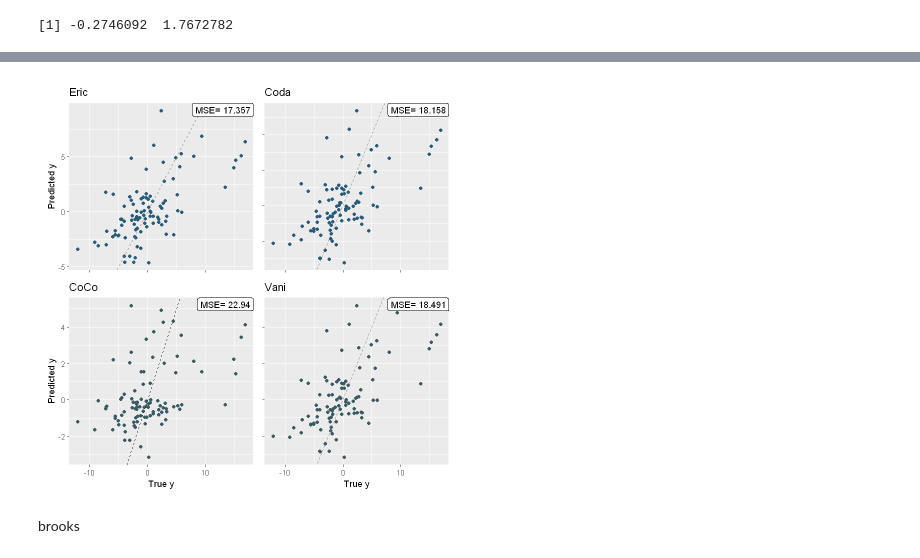
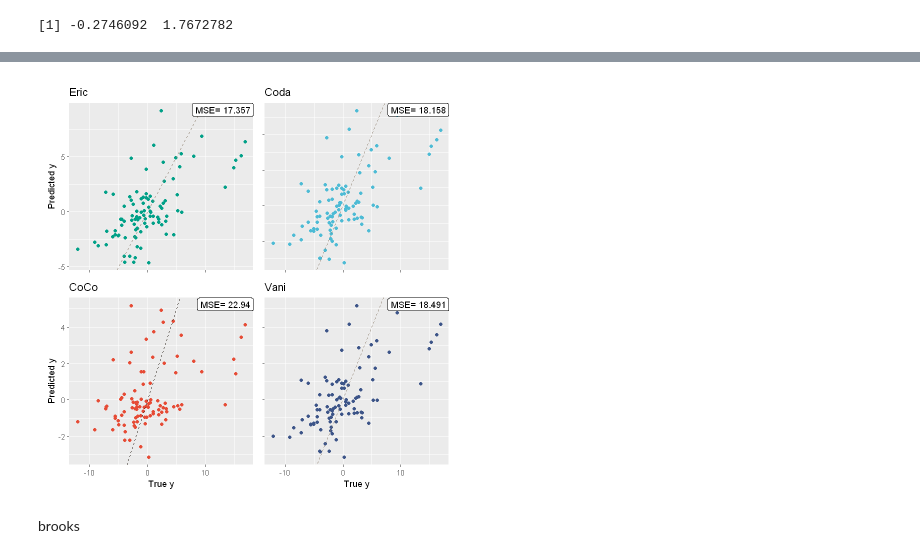
Before and after one commit to twwwwx/Eric-Lasso, a Jupyter notebook: plot.ipynb, the cells around one changed output, grey strips where cells are left out. Saved outputs shown, nothing was run; the diff lists cells and outputs as text; code cells hidden in the pictures.

Commit message:
plots: last pic

```diff
--- a/plot.ipynb
+++ b/plot.ipynb
@@ -36,0 +579,30 @@ ggsave(filename = "Freq_plot.png", plot = plots[[1]] + plots[[2]] + plots[[3]] +
+# %%
+# Initialize an empty list
+count_values_support <- function(x) {
+    sum(x!=0)
+}
+library(openxlsx)
+library(tidyr)
+load("data_freq/RDA1_betas.RData")
+df <- data.frame()
+for(model_name in names(support)){
+    data <- as.data.frame(support[[model_name]])
+    freq_df <- as.data.frame(apply(data, 2, count_values_support)) %>% t
+    row.names(freq_df) <- model_name
+    df <- rbind(df, freq_df)  # Append the data frame to the list
+
+    # Append the data frame to the list
+}
+load("data_freq/RDA2_betas.RData")
+for(model_name in names(support)){
+    data <- as.data.frame(support[[model_name]])
+    freq_df <- as.data.frame(apply(data, 2, count_values_support)) %>% t
+    row.names(freq_df) <- model_name
+    df <- rbind(df, freq_df)  # Append the data frame to the list
+
+    # Append the data frame to the list
+}
+# write.xlsx(df, file="freq_df.xlsx", row.names = TRUE, append=TRUE,overwrite = TRUE)
+# %%
+a=df[4,]
+print(sum(a>60))
@@ -202,13 +868,15 @@ fit_list[[model_name]] <- y_pred
 [1] "range of Sig_B"
 [1] -0.2746092  1.7672782
 # %%
+#3a5b63
 
 library(ggplot2)
+library(ggsci)
 library(patchwork)
 model_name <- "Eric"
 f1 <- ggplot(data = fit_list) +
     geom_point(aes(x = y, y = Eric), size=1.5,
-                             color = '#285c7a') +
+                             color = '#00A087FF') +
     geom_abline(intercept = 0, slope = 1, color = "#8B7D6B", linetype = "dashed", ) +
     labs(x = "True y", y = paste("Predicted y")) +
     ggtitle(model_name)+
@@ -216,14 +884,14 @@ f1 <- ggplot(data = fit_list) +
 model_name <- "CoDA"
 f2 <- ggplot(data = fit_list) +
     geom_point(aes(x = y, y = CoDA), size=1.5,
-                             color = '#285c7a') +
+                             color = '#4DBBD5FF') +
     geom_abline(intercept = 0, slope = 1, color = "#8B7D6B", linetype = "dashed", ) +
     ggtitle('Coda')+
     theme(legend.position = "none" ,axis.text.y = element_blank(),axis.title.y = element_blank(),axis.text.x = element_blank(),axis.title.x = element_blank())
 model_name <- "CoCo"
 f3 <- ggplot(data = fit_list) +
     geom_point(aes(x = y, y = CoCo), size=1.5,
-                             color = '#3a5b63') +
+                             color = '#E64B35FF') +
     geom_abline(intercept = 0, slope = 1, color = "#2f281f", linetype = "dashed", ) +
     labs(x = "True y", y = paste("Predicted y")) +
     ggtitle(model_name)+
@@ -231,7 +899,7 @@ f3 <- ggplot(data = fit_list) +
 model_name <- "Vani"
 f4 <- ggplot(data = fit_list) +
  geom_point(aes(x = y, y = Vani),size=1.5,
-                             color = '#3a5b63') +
+                             color = '#3C5488FF') +
     geom_abline(intercept = 0, slope = 1, color = "#8B7D6B", linetype = "dashed", ) +
     labs(x = "True y") +
     ggtitle(model_name)+
@@ -255,4 +921,4 @@ Warning message:
-[figure, old version]
+[figure, new version]
 # %% [markdown]
 brooks
 # %%
```
Also changed, not shown: parts of 18 cells of this notebook, 25 other files.
